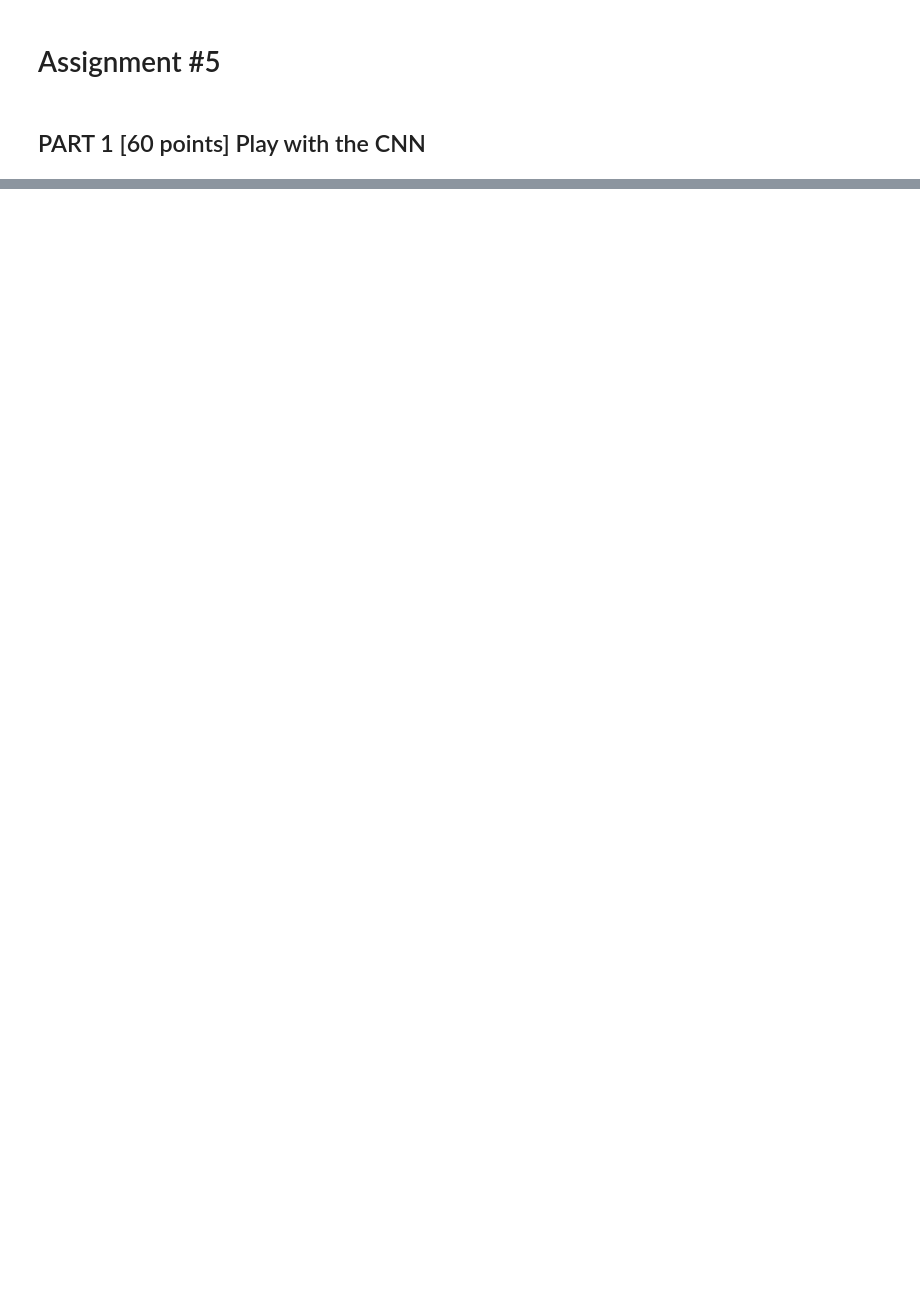
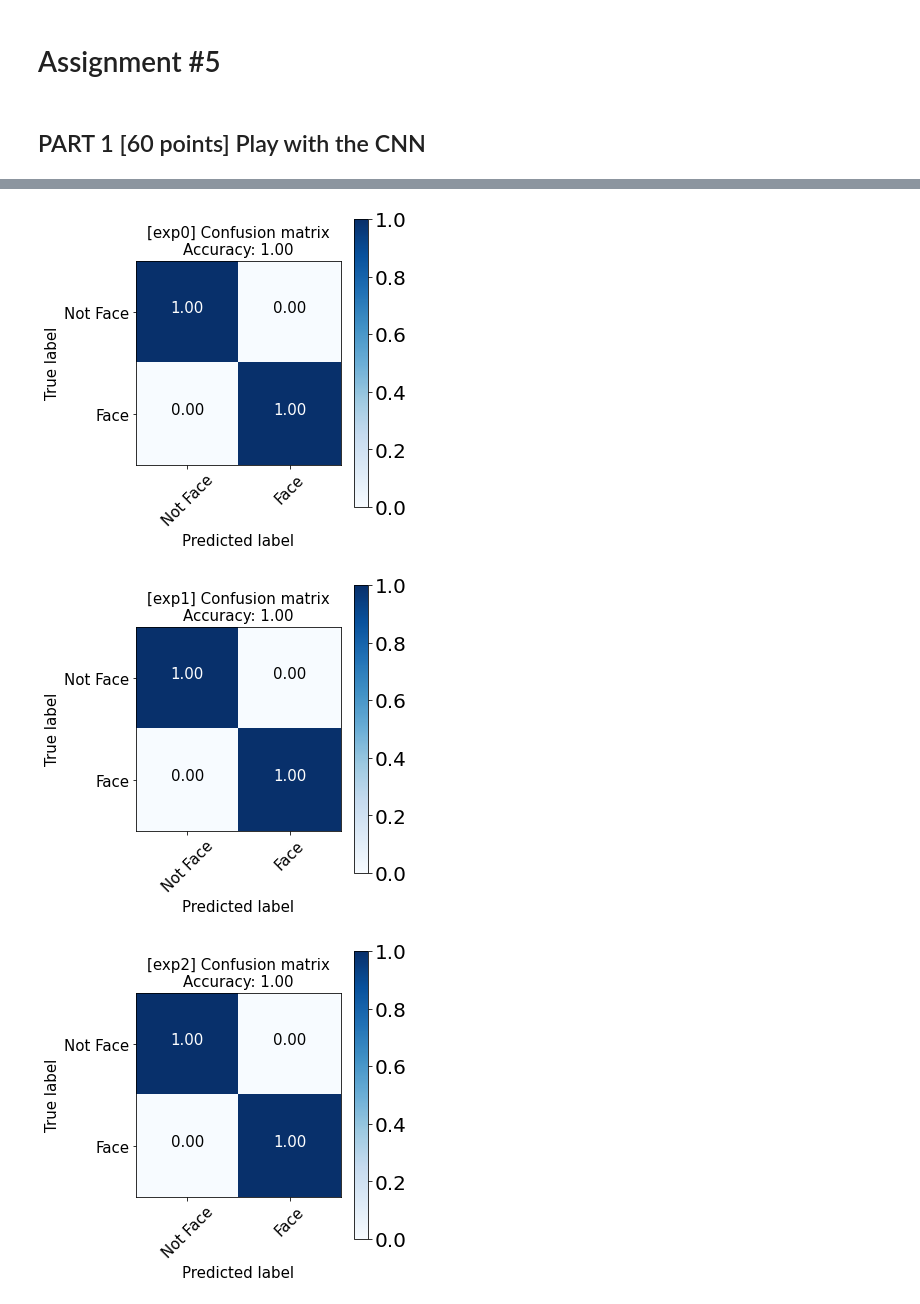
Before and after one commit to TooTouch/KU-ComputerVision, a Jupyter notebook: Assignment5/face_nonface.ipynb, the cells around one changed output, grey strips where cells are left out. Cells and saved outputs as stored; diff of their text form; code cells hidden in the pictures; blank space fills up the shorter version.

```diff
--- a/Assignment5/face_nonface.ipynb
+++ b/Assignment5/face_nonface.ipynb
@@ -351,0 +537,7 @@ plot_confusion_matrix(cm,classes,normalize=True)
+# %%
+for exp_no, info in exp_info.items():
+    plot_confusion_matrix(info['pred'], testset, classes, title=f'[{exp_no}] Confusion matrix', normalize=True)
+# %% [output]
+[figure, added]
+[figure, added]
+[figure, added]
```
Also changed, not shown: parts of 65 cells of this notebook.
